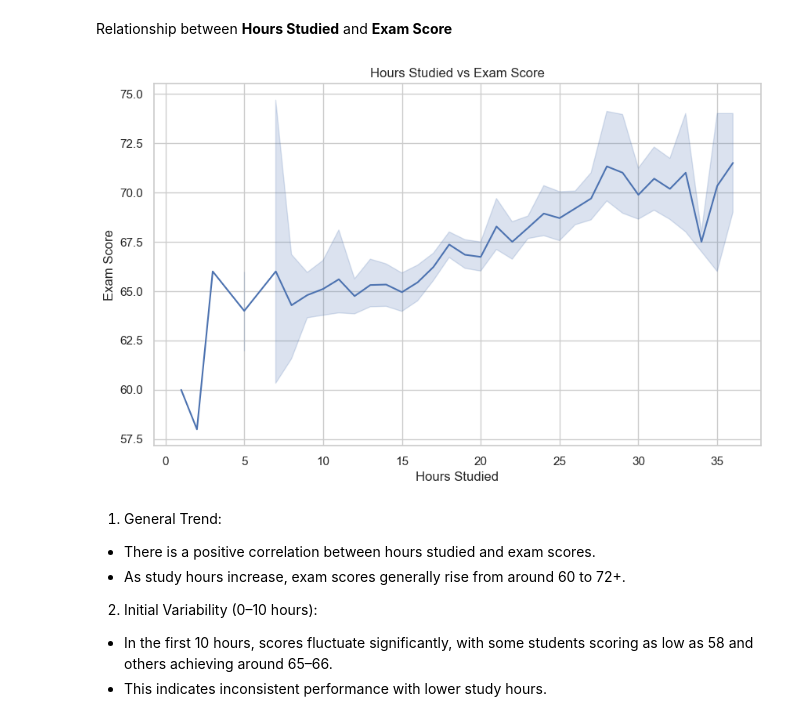
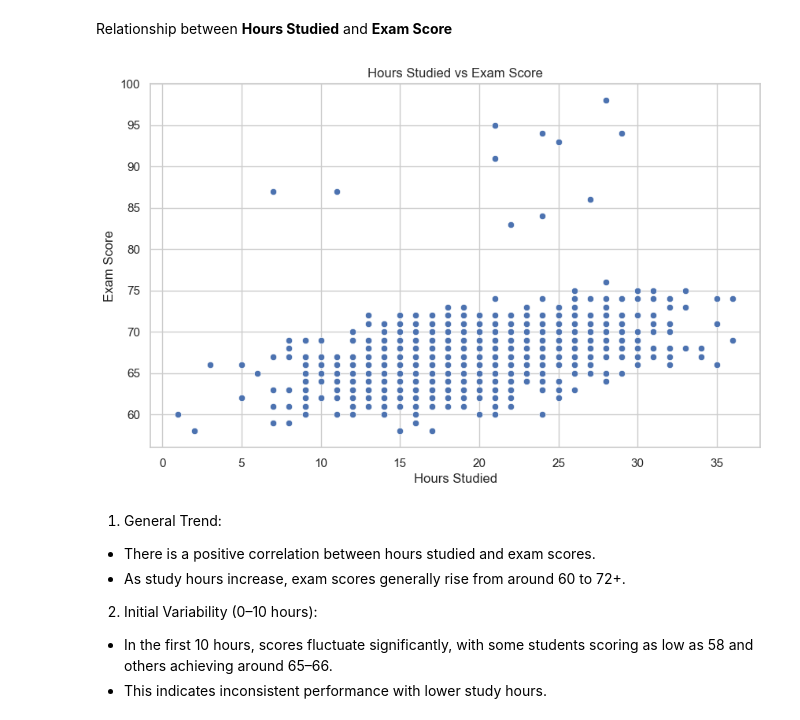
Before and after one commit to tlong-ds/student_perform, a Jupyter notebook: [STATISTICS] STUDENT PERFORMANCE ANALYSIS.ipynb, the cells around one changed output. Cells and saved outputs as stored; diff of their text form; code cells hidden in the pictures.

```diff
--- a/[STATISTICS] STUDENT PERFORMANCE ANALYSIS.ipynb
+++ b/[STATISTICS] STUDENT PERFORMANCE ANALYSIS.ipynb
@@ -288,13 +286,13 @@ plt.show()
 Relationship between **Hours Studied** and **Exam Score**
 # %%
 plt.figure(figsize=(10, 6))
-sns.lineplot(x='Hours_Studied', y='Exam_Score', data=df)
+sns.scatterplot(x='Hours_Studied', y='Exam_Score', data=df)
 plt.title('Hours Studied vs Exam Score')
 plt.xlabel('Hours Studied')
 plt.ylabel('Exam Score')
 plt.show()
 # %% [output]
-[figure, old version]
+[figure, new version]
 # %% [markdown]
 1.	General Trend:
 - There is a positive correlation between hours studied and exam scores.
```
Also changed, not shown: parts of 120 cells of this notebook.
